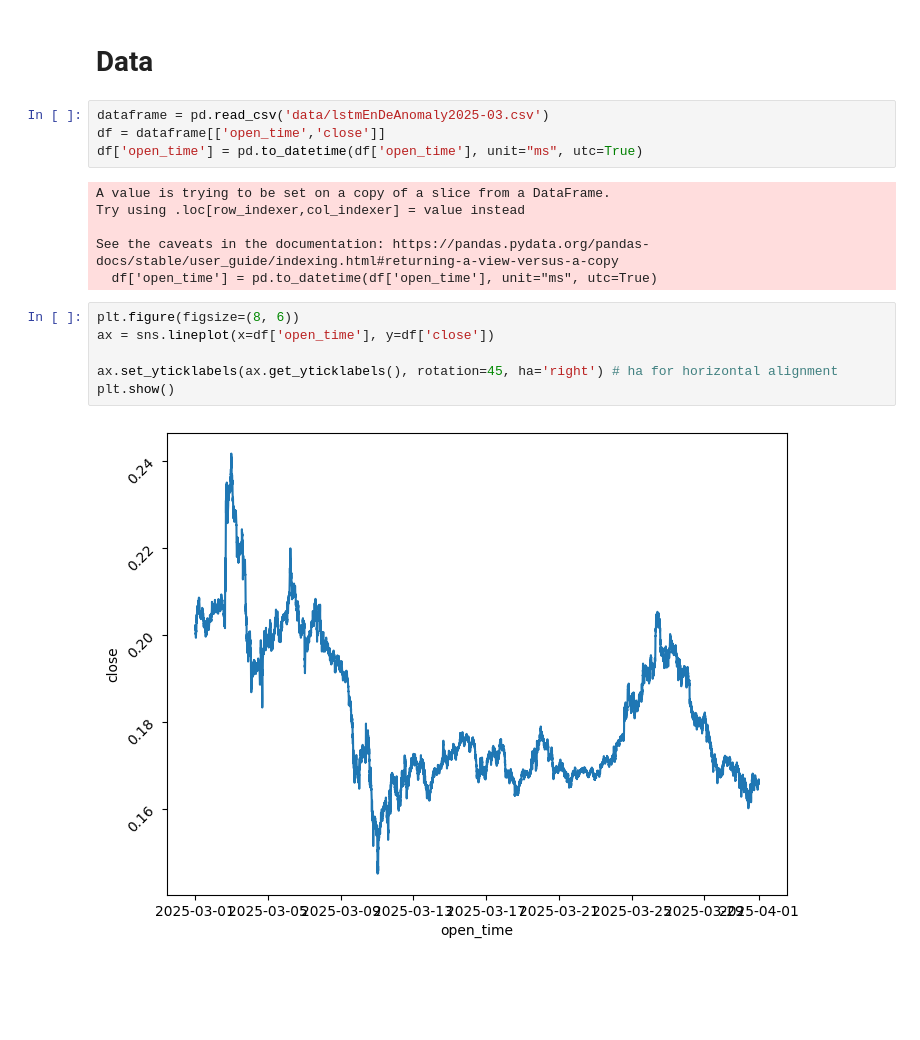
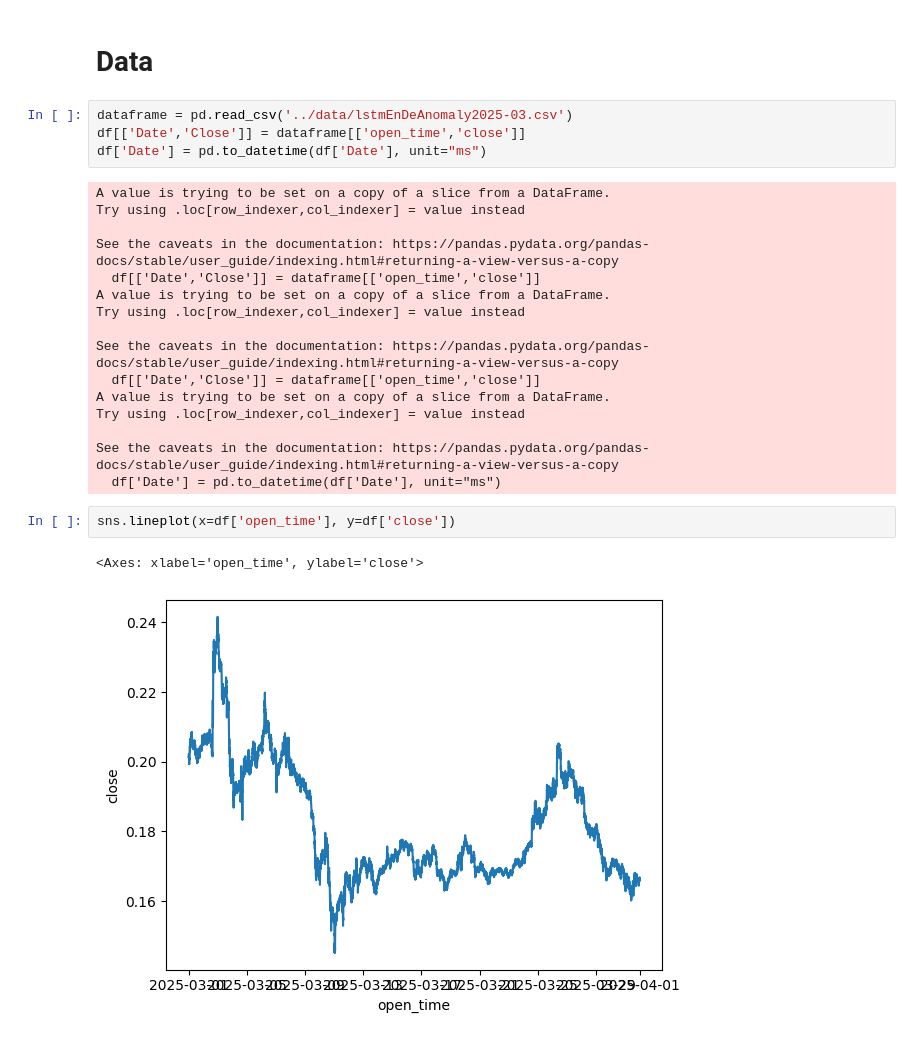
Before and after one commit to jahez07/learnin4romDrSreeni, a Jupyter notebook: anomalyDetection/notebooks/lstmEnDeNetwork.ipynb, the cells around one changed output. Cells and saved outputs as stored; diff of their text form; blank space fills up the shorter version.

Commit message:
LSTM Autoencoder Anomaly Model

```diff
--- a/anomalyDetection/notebooks/lstmEnDeNetwork.ipynb
+++ b/anomalyDetection/notebooks/lstmEnDeNetwork.ipynb
@@ -26,20 +31,27 @@ from matplotlib import pyplot as plt
 # %% [markdown]
 # Data
 # %%
-dataframe = pd.read_csv('data/lstmEnDeAnomaly2025-03.csv')
-df = dataframe[['open_time','close']]
-df['open_time'] = pd.to_datetime(df['open_time'], unit="ms", utc=True)
+dataframe = pd.read_csv('../data/lstmEnDeAnomaly2025-03.csv')
+df[['Date','Close']] = dataframe[['open_time','close']]
+df['Date'] = pd.to_datetime(df['Date'], unit="ms")
 # %% [output]
 A value is trying to be set on a copy of a slice from a DataFrame.
 Try using .loc[row_indexer,col_indexer] = value instead
 
 See the caveats in the documentation: https://pandas.pydata.org/pandas-docs/stable/user_guide/indexing.html#returning-a-view-versus-a-copy
-  df['open_time'] = pd.to_datetime(df['open_time'], unit="ms", utc=True)
+  df[['Date','Close']] = dataframe[['open_time','close']]
+A value is trying to be set on a copy of a slice from a DataFrame.
+Try using .loc[row_indexer,col_indexer] = value instead
+
+See the caveats in the documentation: https://pandas.pydata.org/pandas-docs/stable/user_guide/indexing.html#returning-a-view-versus-a-copy
+  df[['Date','Close']] = dataframe[['open_time','close']]
+A value is trying to be set on a copy of a slice from a DataFrame.
+Try using .loc[row_indexer,col_indexer] = value instead
+
+See the caveats in the documentation: https://pandas.pydata.org/pandas-docs/stable/user_guide/indexing.html#returning-a-view-versus-a-copy
+  df['Date'] = pd.to_datetime(df['Date'], unit="ms")
 # %%
-plt.figure(figsize=(8, 6))
-ax = sns.lineplot(x=df['open_time'], y=df['close'])
-
-ax.set_yticklabels(ax.get_yticklabels(), rotation=45, ha='right') # ha for horizontal alignment
-plt.show()
+sns.lineplot(x=df['open_time'], y=df['close'])
 # %% [output]
+<Axes: xlabel='open_time', ylabel='close'>
-[figure, old version]
+[figure, new version]
```
Also changed, not shown: parts of 11 cells of this notebook.
